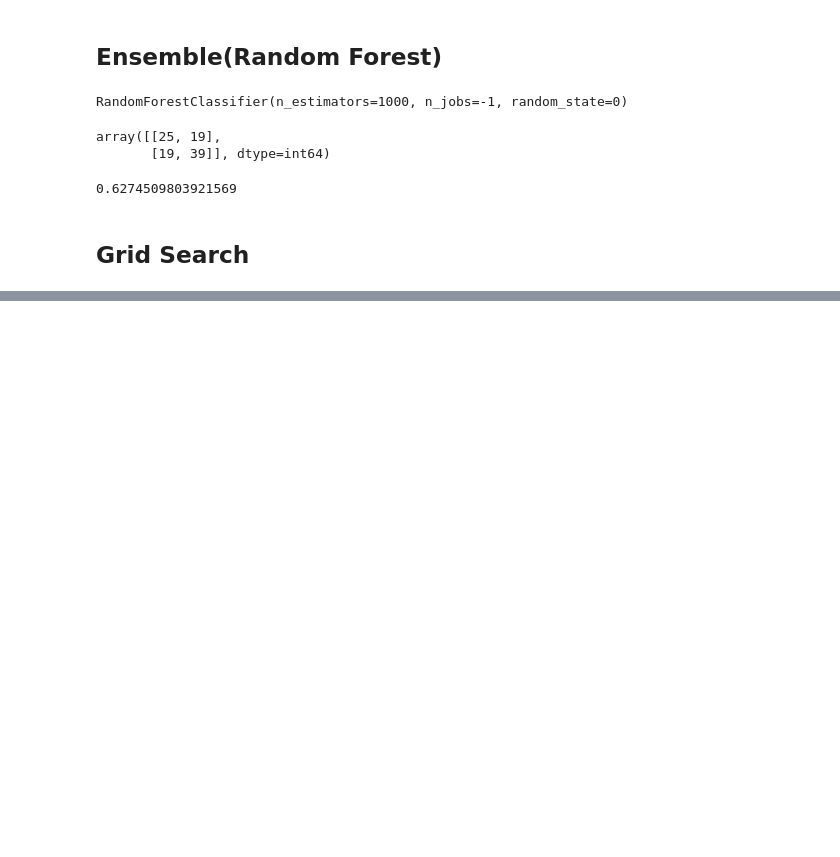
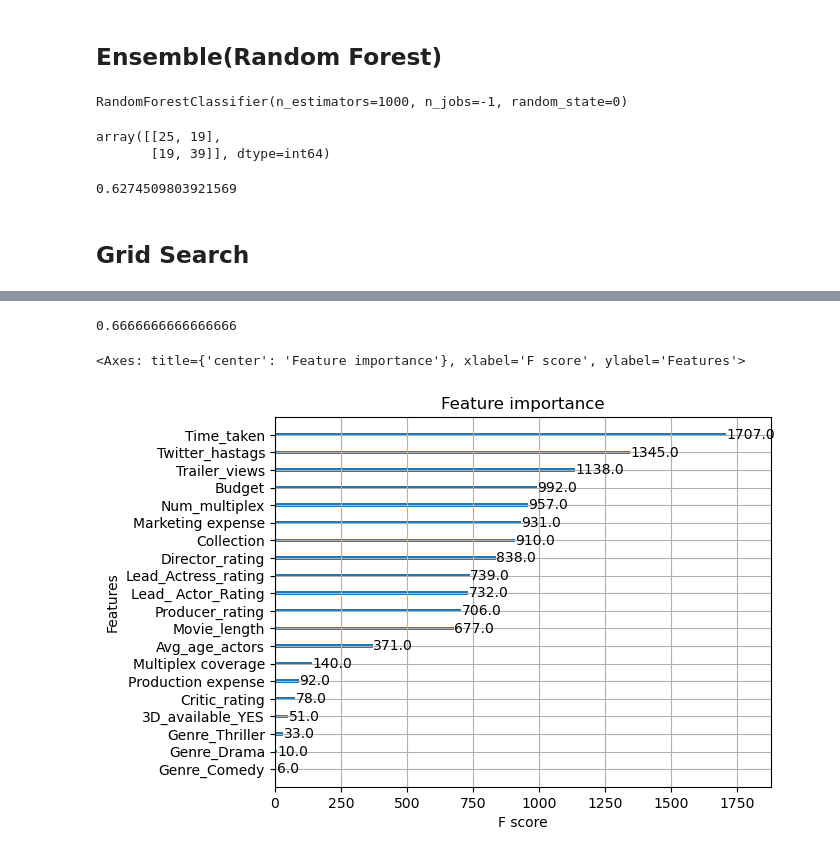
Before and after one commit to luch91/PYTHON-MACHINE-LEARNING-DEEP-LEARNING, a Jupyter notebook: Decision Tree/classification_tree.ipynb, the cells around one changed output, grey strips where cells are left out. Drawn from its saved outputs; the diff is of its cells as text; code cells hidden in the pictures; blank space fills up the shorter version.

```diff
--- a/Decision Tree/classification_tree.ipynb
+++ b/Decision Tree/classification_tree.ipynb
@@ -316,0 +391,4 @@ array([[25, 19],
+# %%
+ada_class2 = AdaBoostClassifier(rf_clf, learning_rate=0.05, n_estimators= 500)
+# %%
+ada_class2.fit(X_train, y_train)
@@ -316,0 +412,5 @@ array([[25, 19],
+# %%
+xgb_class = xgb.XGBClassifier(max_depth=5,n_estimators=10000, learning_rate=0.3,
+n_jobs=-1)
+# %%
+xgb_class.fit(X_train, y_train)
@@ -316,0 +429,9 @@ array([[25, 19],
+# %%
+accuracy_score(y_test, xgb_class.predict(X_test))
+# %% [output]
+0.6666666666666666
+# %%
+xgb.plot_importance(xgb_class)
+# %% [output]
+<Axes: title={'center': 'Feature importance'}, xlabel='F score', ylabel='Features'>
+[figure, added]
```
Also changed, not shown: parts of 43 cells of this notebook.
